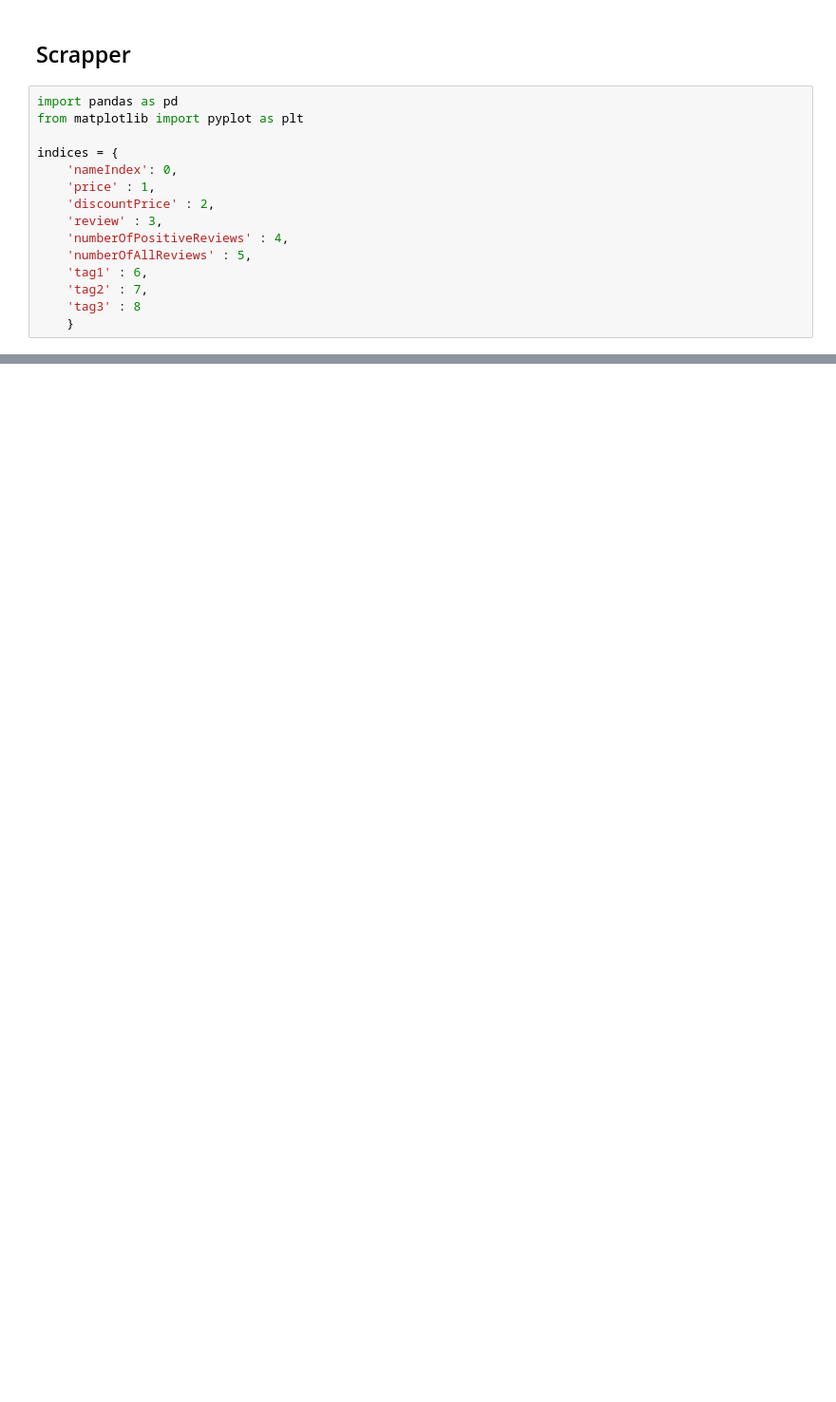
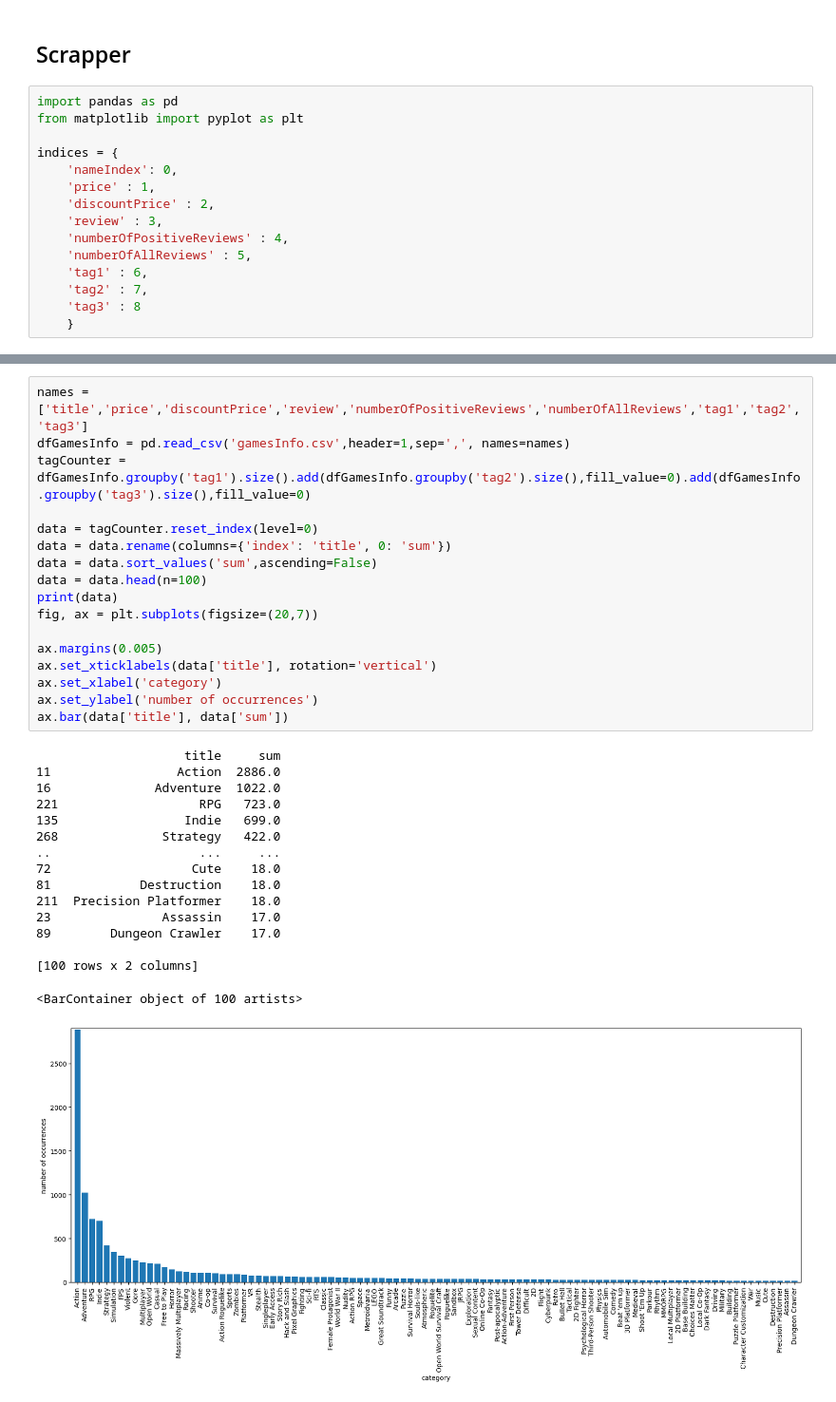
Before and after one commit to JarKolod/SteamStoreScrapper, a Jupyter notebook: SteamStoreScrapper.ipynb, the cells around one changed output, grey strips where cells are left out. Shown at 95% size. Drawn from its saved outputs; the diff is of its cells as text; blank space fills up the shorter version.

```diff
--- a/SteamStoreScrapper.ipynb
+++ b/SteamStoreScrapper.ipynb
@@ -41,0 +79,34 @@ Name: numberOfPositiveReviews, Length: 100, dtype: float64
+# %%
+names = ['title','price','discountPrice','review','numberOfPositiveReviews','numberOfAllReviews','tag1','tag2','tag3']
+dfGamesInfo = pd.read_csv('gamesInfo.csv',header=1,sep=',', names=names)
+tagCounter = dfGamesInfo.groupby('tag1').size().add(dfGamesInfo.groupby('tag2').size(),fill_value=0).add(dfGamesInfo.groupby('tag3').size(),fill_value=0)
+
+data = tagCounter.reset_index(level=0)
+data = data.rename(columns={'index': 'title', 0: 'sum'})
+data = data.sort_values('sum',ascending=False)
+data = data.head(n=100)
+print(data)
+fig, ax = plt.subplots(figsize=(20,7))
+
+ax.margins(0.005)
+ax.set_xticklabels(data['title'], rotation='vertical')
+ax.set_xlabel('category')
+ax.set_ylabel('number of occurrences')
+ax.bar(data['title'], data['sum'])
+# %% [output]
+                    title     sum
+11                 Action  2886.0
+16              Adventure  1022.0
+221                   RPG   723.0
+135                 Indie   699.0
+268              Strategy   422.0
+..                    ...     ...
+72                   Cute    18.0
+81            Destruction    18.0
+211  Precision Platformer    18.0
+23               Assassin    17.0
+89        Dungeon Crawler    17.0
+
+[100 rows x 2 columns]
+<BarContainer object of 100 artists>
+[figure, added]
```
Also changed, not shown: parts of 2 cells of this notebook.
